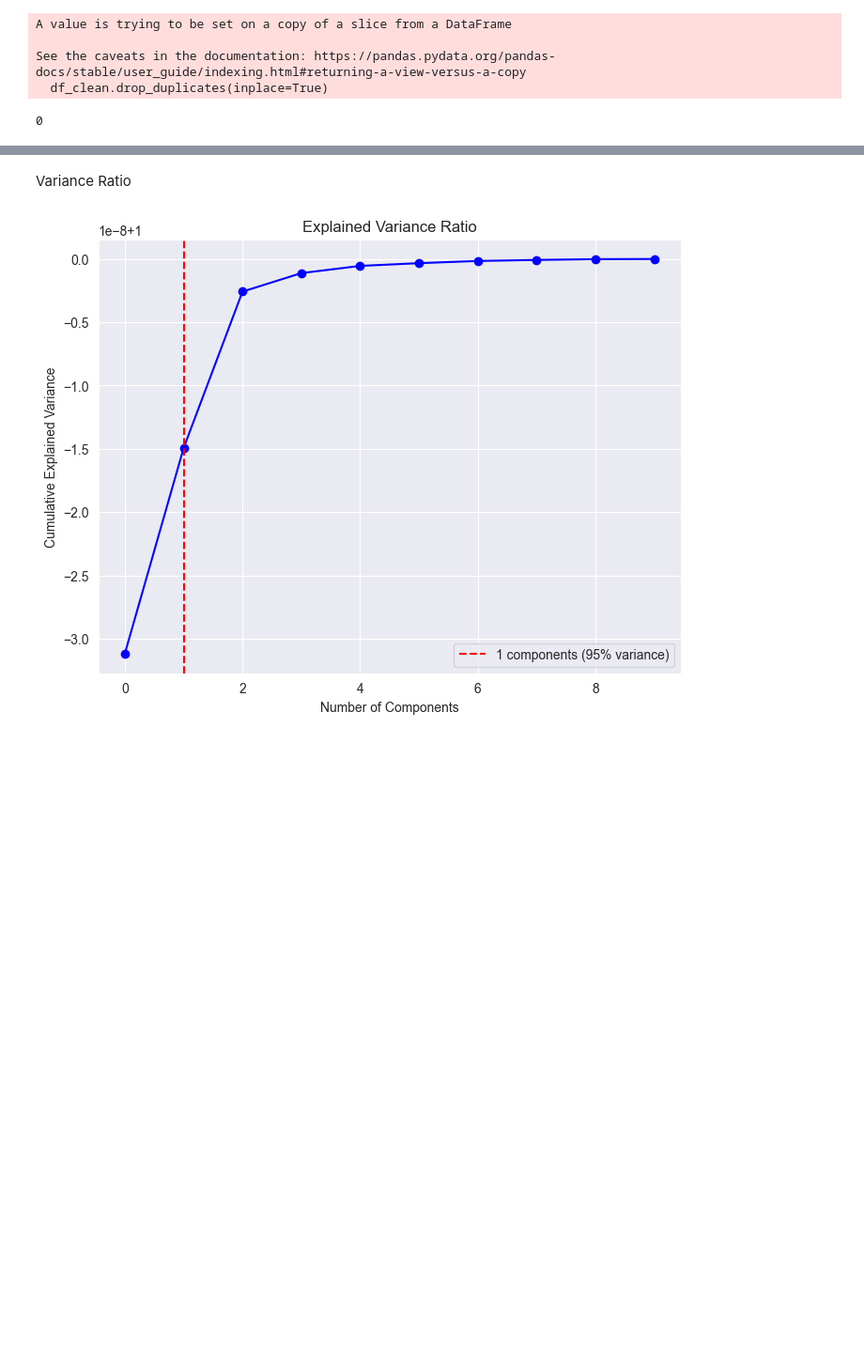
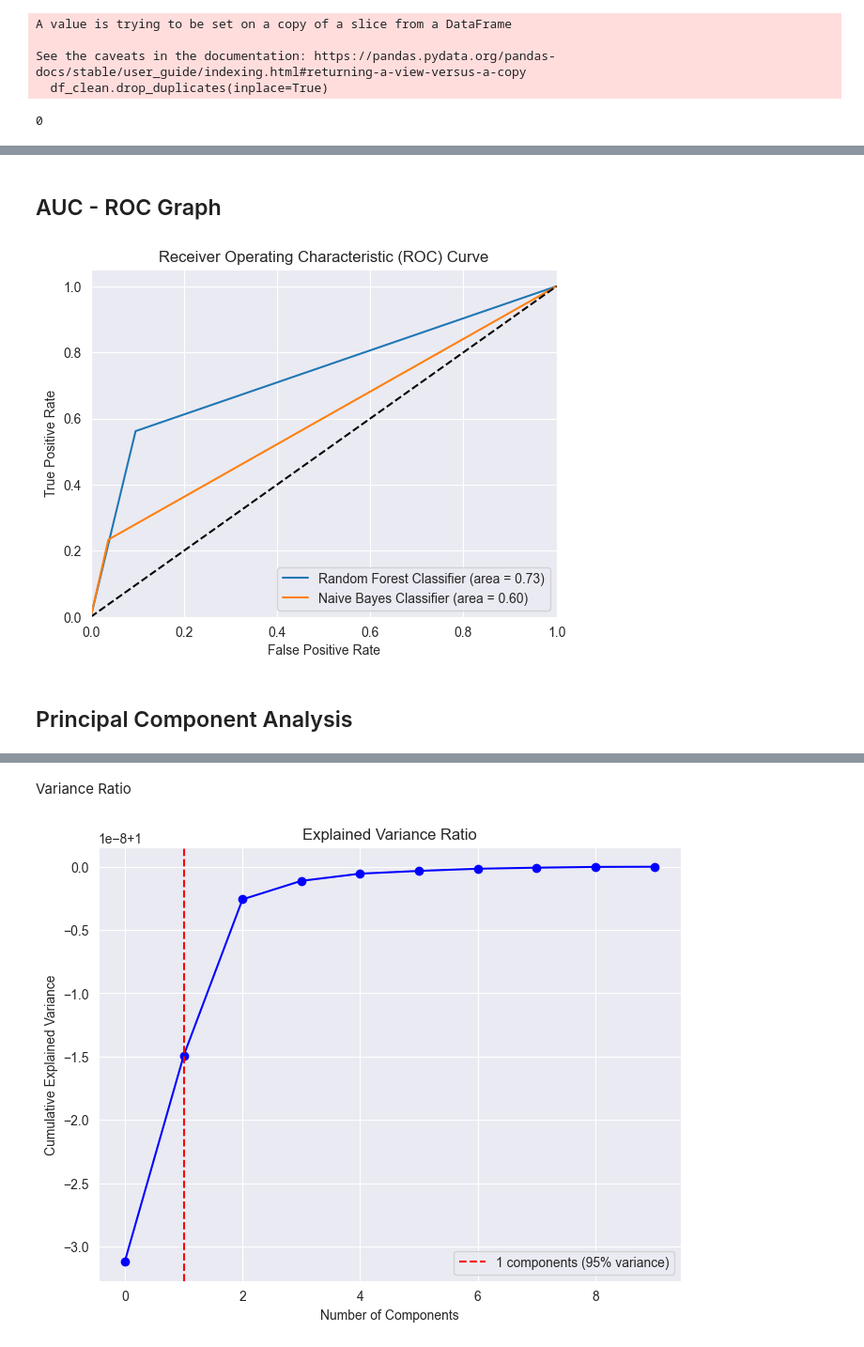
Before and after one commit to peirispraveen/Census_Income_NaiveBayes_RandomForest, a Jupyter notebook: census-income.ipynb, the cells around one changed output, grey strips where cells are left out. Shown at 94% size. Saved outputs shown, nothing was run; the diff lists cells and outputs as text; code cells hidden in the pictures; blank space fills up the shorter version.

```diff
--- a/census-income.ipynb
+++ b/census-income.ipynb
@@ -623,0 +819,30 @@ Number of components to capture 95% of variance: 1
+# %% [markdown]
+## AUC - ROC Graph
+# %%
+from sklearn.metrics import roc_curve, auc
+
+# Random Forest Classifier
+rf_fpr, rf_tpr, _ = roc_curve(y_test, rnd_forest_pred_before_pca)
+rf_roc_auc = auc(rf_fpr, rf_tpr)
+
+# Naive Bayes Classifier
+nb_fpr, nb_tpr, _ = roc_curve(y_test, nb_pred_before_pca)
+nb_roc_auc = auc(nb_fpr, nb_tpr)
+
+# Plot ROC curves
+import matplotlib.pyplot as plt
+plt.figure()
+plt.plot(rf_fpr, rf_tpr, label='Random Forest Classifier (area = %0.2f)' % rf_roc_auc)
+plt.plot(nb_fpr, nb_tpr, label='Naive Bayes Classifier (area = %0.2f)' % nb_roc_auc)
+plt.plot([0, 1], [0, 1], 'k--')
+plt.xlim([0.0, 1.0])
+plt.ylim([0.0, 1.05])
+plt.xlabel('False Positive Rate')
+plt.ylabel('True Positive Rate')
+plt.title('Receiver Operating Characteristic (ROC) Curve')
+plt.legend(loc="lower right")
+plt.show()
+# %% [output]
+[figure, added]
+# %% [markdown]
+## Principal Component Analysis
```
Also changed, not shown: parts of 86 cells of this notebook.
